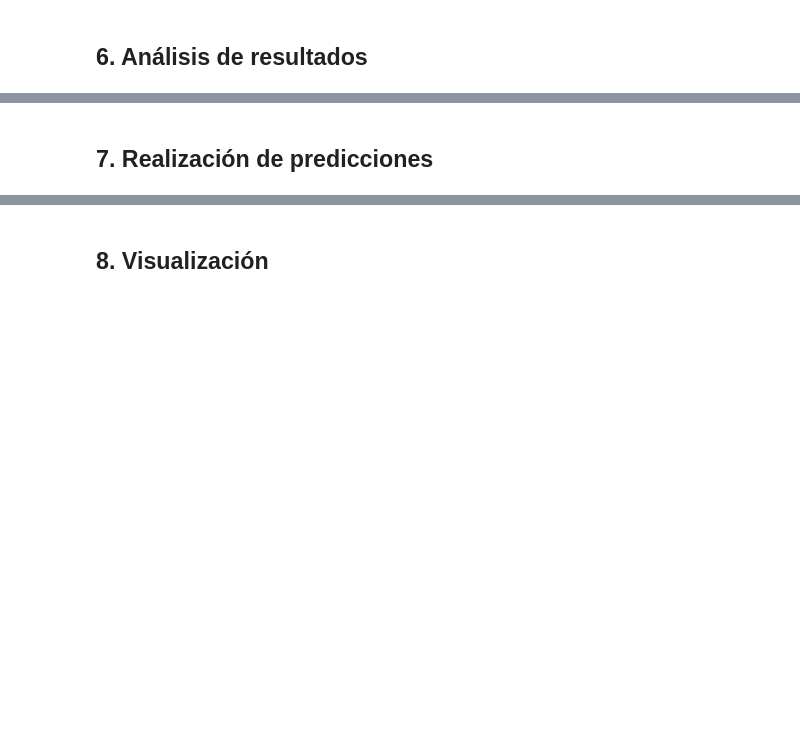
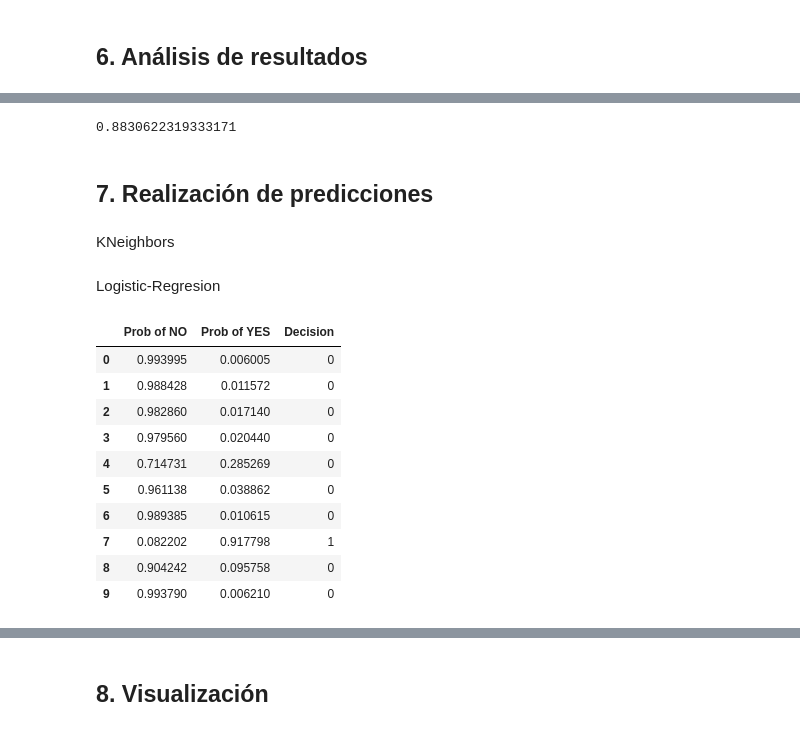
Before and after one commit to CGAInstitution/proxecto-final-ud2-GuillermoGarMar, a Jupyter notebook: ML.UD2.Supervised-FinalProject.ipynb, the cells around one changed output, grey strips where cells are left out. Cells and saved outputs as stored; diff of their text form; code cells hidden in the pictures; blank space fills up the shorter version.

```diff
--- a/ML.UD2.Supervised-FinalProject.ipynb
+++ b/ML.UD2.Supervised-FinalProject.ipynb
@@ -224,3 +225,7 @@ sns.heatmap(dftrain_clear.corr(),annot=True,linewidths=5)
 [figure]
 # %% [markdown]
 ## 4. Creación del modelo y división del dataset
+# %%
+X = dftrain_clear.iloc[:, :-1]
+y = dftrain_clear["y"]
+X_train, X_test, y_train, y_test = train_test_split(X, y, test_size = 0.30)
@@ -226,0 +266,2 @@ sns.heatmap(dftrain_clear.corr(),annot=True,linewidths=5)
+# %%
+mRL = LogisticRegression(penalty='l2',solver='newton-cg')
@@ -228,0 +279,8 @@ sns.heatmap(dftrain_clear.corr(),annot=True,linewidths=5)
+# %%
+n_neighbors = 32
+
+knn = KNeighborsClassifier(n_neighbors)
+knn.fit(X_train, y_train)
+
+KNtrainscore = knn.score(X_train, y_train)
+KNtestscore = knn.score(X_test, y_test)
@@ -228,0 +289,2 @@ sns.heatmap(dftrain_clear.corr(),annot=True,linewidths=5)
+# %%
+mRL.fit(X_train,y_train)
@@ -231,2 +329,8 @@ sns.heatmap(dftrain_clear.corr(),annot=True,linewidths=5)
+# %%
+print(svm.score(X_test, y_test))
+# %% [output]
+0.8830622319333171
 # %% [markdown]
 ## 7. Realización de predicciones
+# %% [markdown]
+KNeighbors
@@ -232,0 +339,19 @@ sns.heatmap(dftrain_clear.corr(),annot=True,linewidths=5)
+# %% [markdown]
+Logistic-Regresion
+# %%
+prob_threshold = 0.5
+prob_df=pd.DataFrame(mRL.predict_proba(X_test[:10]),columns=['Prob of NO','Prob of YES'])
+prob_df['Decision']=(prob_df['Prob of YES']>prob_threshold).apply(int)
+prob_df
+# %% [output]
+|  | Prob of NO | Prob of YES | Decision |
+| 0 | 0.993995 | 0.006005 | 0 |
+| 1 | 0.988428 | 0.011572 | 0 |
+| 2 | 0.982860 | 0.017140 | 0 |
+| 3 | 0.979560 | 0.020440 | 0 |
+| 4 | 0.714731 | 0.285269 | 0 |
+| 5 | 0.961138 | 0.038862 | 0 |
+| 6 | 0.989385 | 0.010615 | 0 |
+| 7 | 0.082202 | 0.917798 | 1 |
+| 8 | 0.904242 | 0.095758 | 0 |
+| 9 | 0.993790 | 0.006210 | 0 |
```
Also changed, not shown: parts of 29 cells of this notebook.
